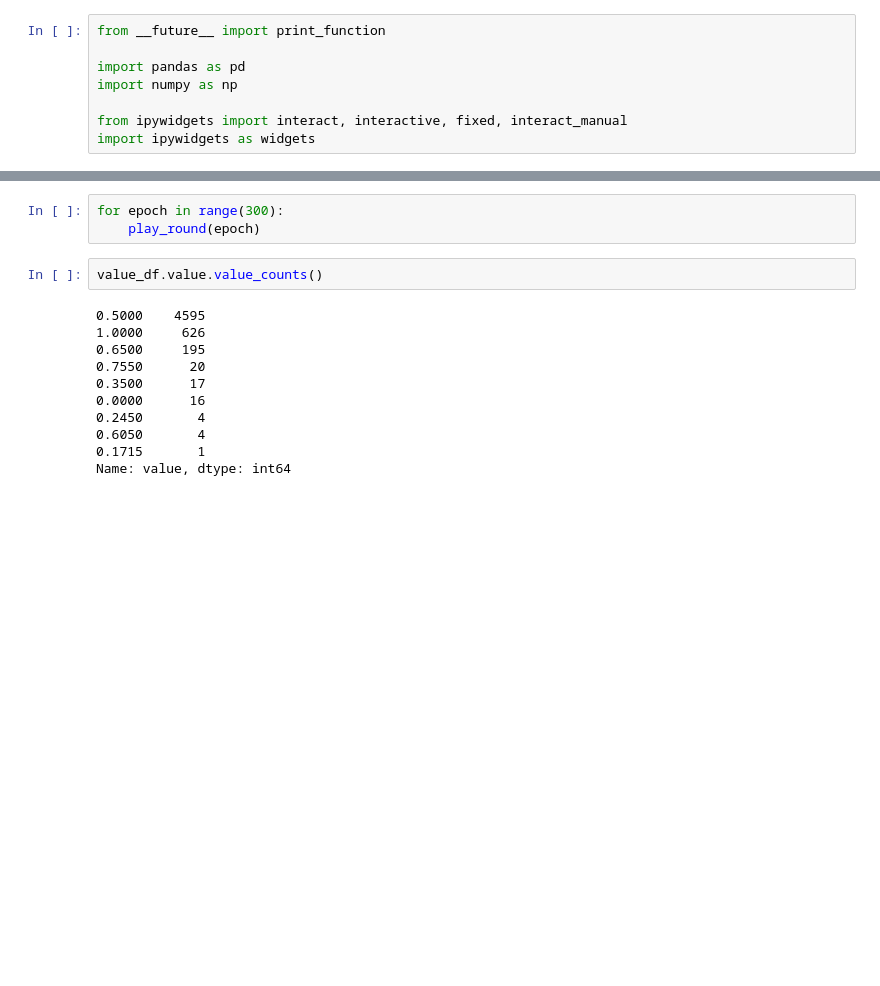
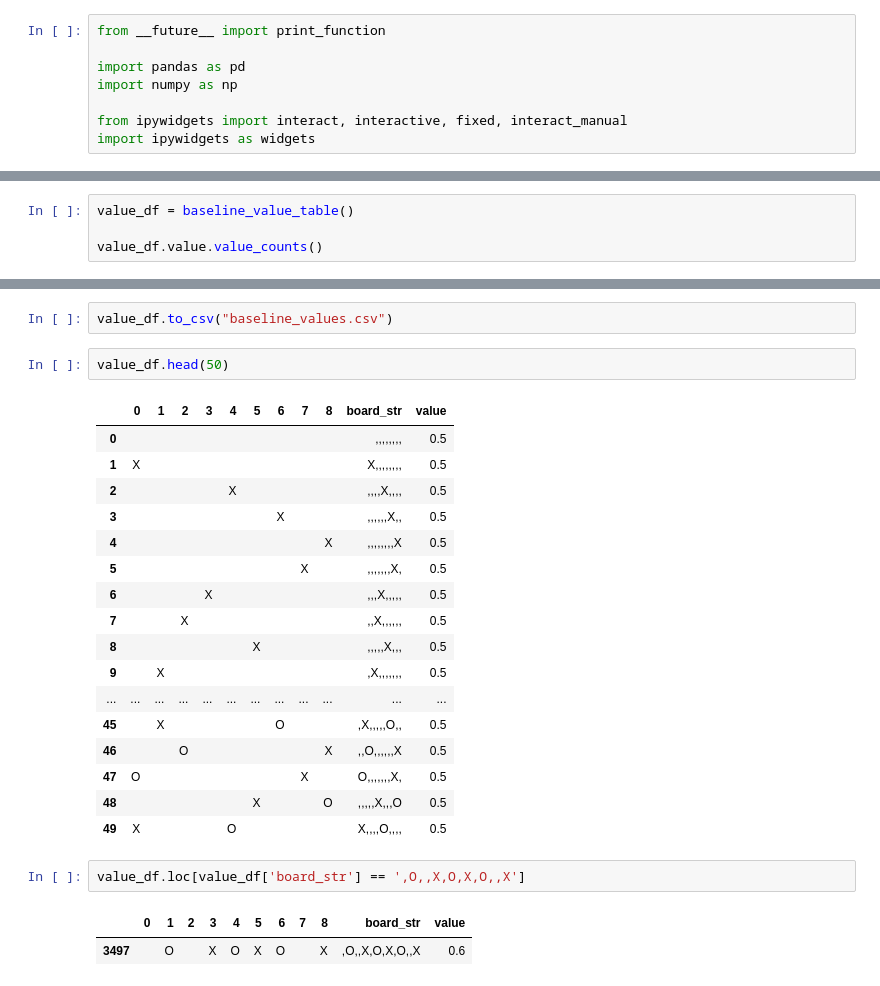
Before and after one commit to jmaddalena/reinforcement_learning, a Jupyter notebook: tic_tac_toe.ipynb, the cells around one changed output, grey strips where cells are left out. Drawn from its saved outputs; the diff is of its cells as text; blank space fills up the shorter version.

```diff
--- a/tic_tac_toe.ipynb
+++ b/tic_tac_toe.ipynb
@@ -101,0 +376,4 @@ value_df.head()
+# %%
+value_df = baseline_value_table()
+
+value_df.value.value_counts()
@@ -214,16 +416,27 @@ def play_round(epoch):
-# %%
-for epoch in range(300):
-    play_round(epoch)
-# %%
-value_df.value.value_counts()
-# %% [output]
-0.5000    4595
-1.0000     626
-0.6500     195
-0.7550      20
-0.3500      17
-0.0000      16
-0.2450       4
-0.6050       4
-0.1715       1
-Name: value, dtype: int64
+# %%
+value_df.to_csv("baseline_values.csv")
+# %%
+value_df.head(50)
+# %% [output]
+|  | 0 | 1 | 2 | 3 | 4 | 5 | 6 | 7 | 8 | board_str | value |
+| 0 |  |  |  |  |  |  |  |  |  | ,,,,,,,, | 0.5 |
+| 1 | X |  |  |  |  |  |  |  |  | X,,,,,,,, | 0.5 |
+| 2 |  |  |  |  | X |  |  |  |  | ,,,,X,,,, | 0.5 |
+| 3 |  |  |  |  |  |  | X |  |  | ,,,,,,X,, | 0.5 |
+| 4 |  |  |  |  |  |  |  |  | X | ,,,,,,,,X | 0.5 |
+| 5 |  |  |  |  |  |  |  | X |  | ,,,,,,,X, | 0.5 |
+| 6 |  |  |  | X |  |  |  |  |  | ,,,X,,,,, | 0.5 |
+| 7 |  |  | X |  |  |  |  |  |  | ,,X,,,,,, | 0.5 |
+| 8 |  |  |  |  |  | X |  |  |  | ,,,,,X,,, | 0.5 |
+| 9 |  | X |  |  |  |  |  |  |  | ,X,,,,,,, | 0.5 |
+| ... | ... | ... | ... | ... | ... | ... | ... | ... | ... | ... | ... |
+| 45 |  | X |  |  |  |  | O |  |  | ,X,,,,,O,, | 0.5 |
+| 46 |  |  | O |  |  |  |  |  | X | ,,O,,,,,,X | 0.5 |
+| 47 | O |  |  |  |  |  |  | X |  | O,,,,,,,X, | 0.5 |
+| 48 |  |  |  |  |  | X |  |  | O | ,,,,,X,,,O | 0.5 |
+| 49 | X |  |  |  | O |  |  |  |  | X,,,,O,,,, | 0.5 |
+# %%
+value_df.loc[value_df['board_str'] == ',O,,X,O,X,O,,X']
+# %% [output]
+|  | 0 | 1 | 2 | 3 | 4 | 5 | 6 | 7 | 8 | board_str | value |
+| 3497 |  | O |  | X | O | X | O |  | X | ,O,,X,O,X,O,,X | 0.6 |
```
Also changed, not shown: parts of 18 cells of this notebook, 1 other file.
